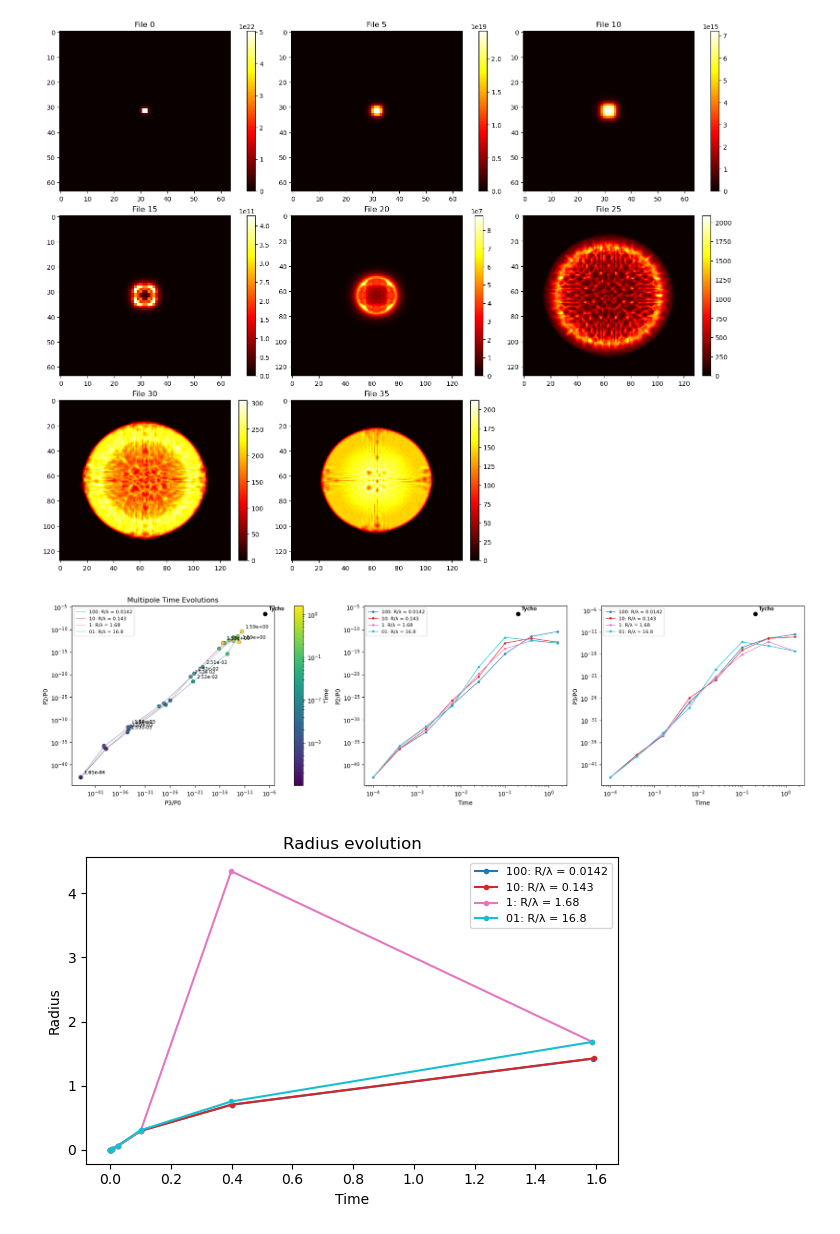
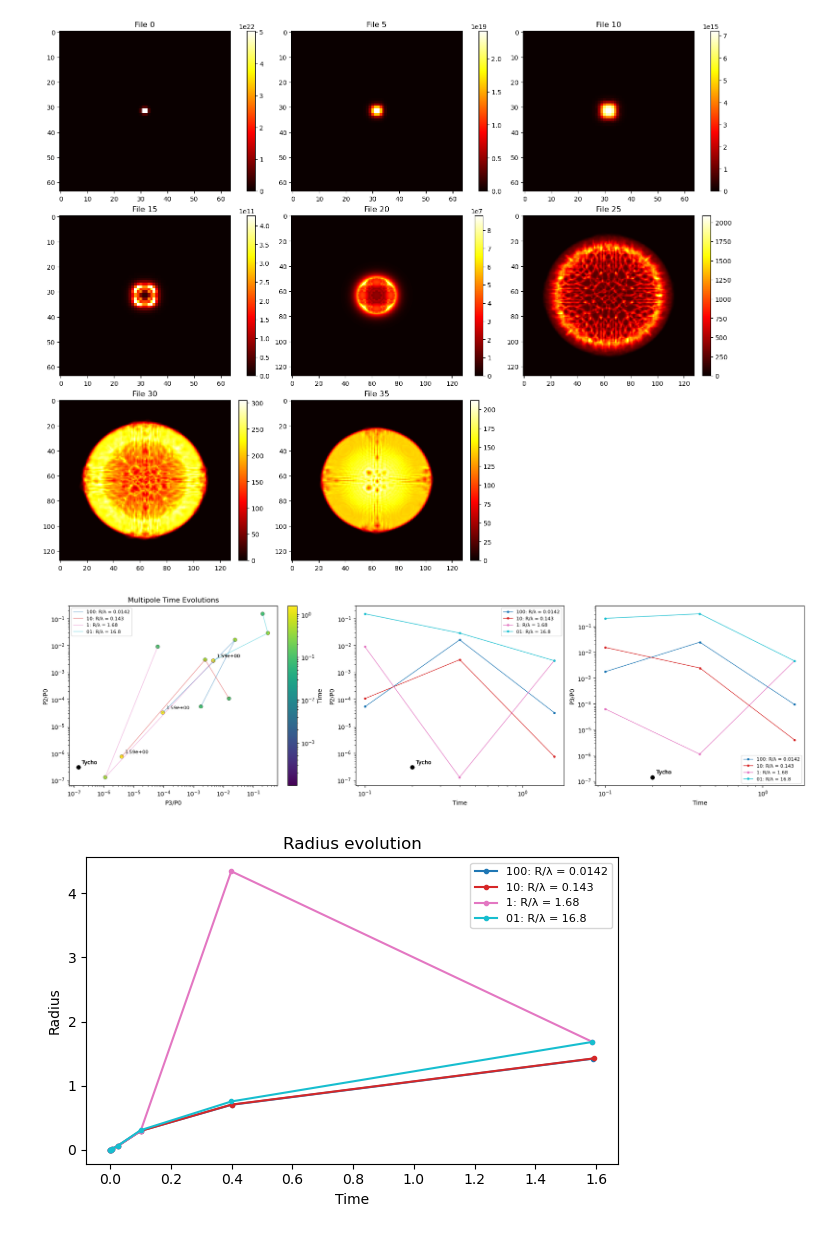
Before and after one commit to kaelimcginty/SupernovaMultipoleStudy, a Jupyter notebook: Main 2.0.ipynb, the cells around one changed output. Saved outputs shown, nothing was run; the diff lists cells and outputs as text; code cells hidden in the pictures.

```diff
--- a/Main 2.0.ipynb
+++ b/Main 2.0.ipynb
@@ -52,10 +52,9 @@ for folder in folderList:
 
         plotData = np.sum(checkpoint.rotatedData[0], axis=1)
         checkpoint.center_of_mass(plotData)
-        CenterX, CenterY = checkpoint.CofMX, checkpoint.CofMY
         moments = []
         for m in range(0, 4):
-            moments.append(multipoleCalculator(plotData, checkpoint.size, CenterX, CenterY, INCREMENT, m, checkpoint.size))
+            moments.append(multipoleCalculator(plotData, checkpoint, m))
 
         print(f'[{folder}] P2/P0 = {moments[2] / moments[0]}\nP3/P0 = {moments[3] / moments[0]}\n')
         multipoleData.append([moments[2] / moments[0], moments[3] / moments[0]])
@@ -145,3 +158,3 @@ P3/P0 = 4.93683838117386e-16
 [figure]
-[figure, old version]
+[figure, new version]
 [figure]
```
Also changed, not shown: parts of 1 cell of this notebook.
